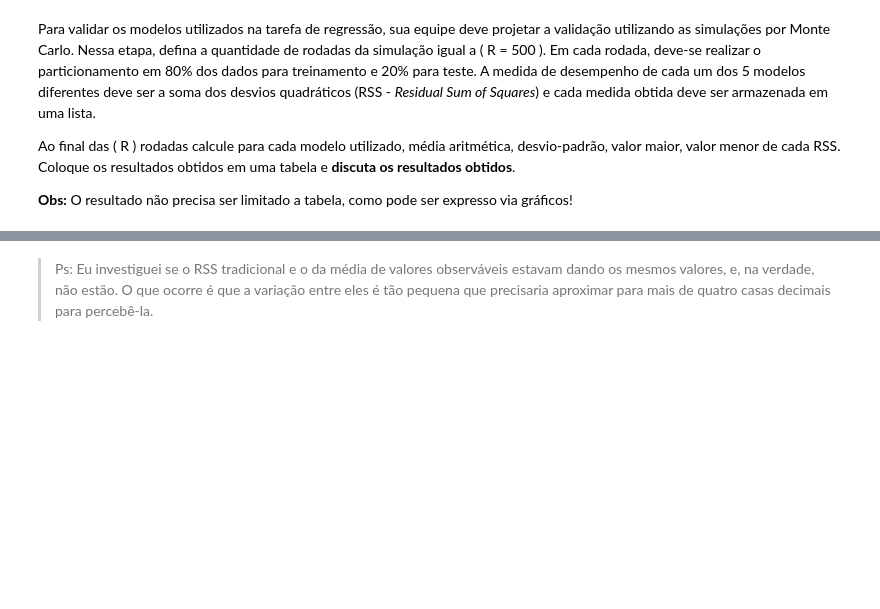
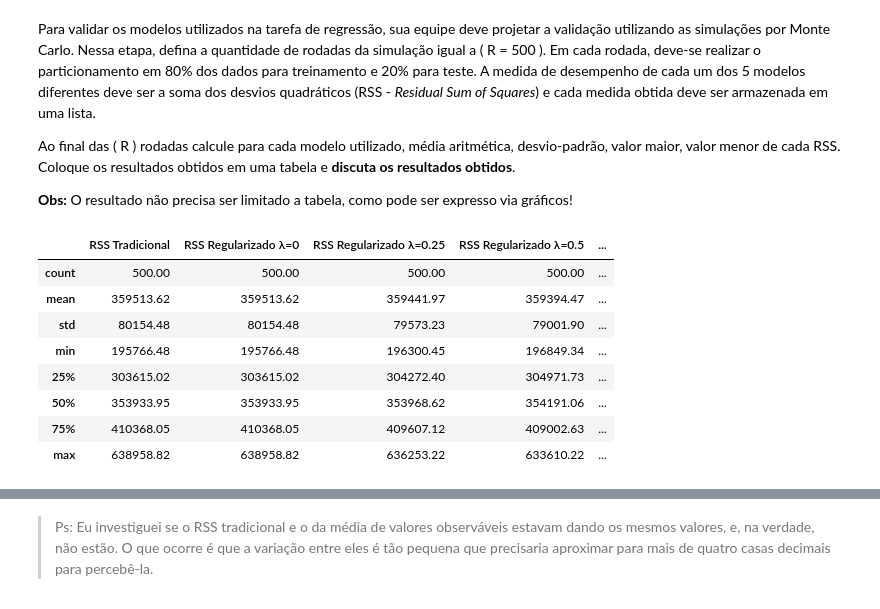
Before and after one commit to G-FARIAS-71/AV2-IAC, a Jupyter notebook: av2.ipynb, the cells around one changed output, grey strips where cells are left out. Drawn from its saved outputs; the diff is of its cells as text; code cells hidden in the pictures; blank space fills up the shorter version.

```diff
--- a/av2.ipynb
+++ b/av2.ipynb
@@ -228,3 +303,102 @@ Para validar os modelos utilizados na tarefa de regressão, sua equipe deve proj
 Ao final das \( R \) rodadas calcule para cada modelo utilizado, média aritmética, desvio-padrão, valor maior, valor menor de cada RSS. Coloque os resultados obtidos em uma tabela e **discuta os resultados obtidos**.
 
 **Obs:** O resultado não precisa ser limitado a tabela, como pode ser expresso via gráficos!
+# %%
+# Definindo o número de rodadas da simulação
+R: int = 500
+
+# Inicializar listas para armazenar o RSS de cada modelo em cada rodada
+rss_mqoTradicional: list[float] = []
+rss_mqoRegularizado_0: list[float] = []
+rss_mqoRegularizado_025: list[float] = []
+rss_mqoRegularizado_05: list[float] = []
+rss_mqoRegularizado_075: list[float] = []
+rss_mqoRegularizado_1: list[float] = []
+rss_media: list[float] = []
+
+# Definindo hiperparâmetros para o modelo regularizado
+hiperparametros: tuple[float] = 0, 0.25, 0.5, 0.75, 1
+rss_regularizados: dict[float, list[float]] = {
+    0: rss_mqoRegularizado_0,
+    0.25: rss_mqoRegularizado_025,
+    0.5: rss_mqoRegularizado_05,
+    0.75: rss_mqoRegularizado_075,
+    1: rss_mqoRegularizado_1
+}
+
+# Número da última amostra de treinamento
+n80: int = int(len(dados) * 0.8)
+
+def calcular_y_preditor(
+    intercepto: float,
+    coeficiente_angular: float,
+    x_validacao: np.ndarray
+) -> np.ndarray:
+    return intercepto + coeficiente_angular * x_validacao
+
+def calcular_rss(
+    y_validacao: np.ndarray,
+    y_preditor: np.ndarray
+) -> float:
+    return float(np.sum((y_validacao - y_preditor) ** 2))
+
+# Loop de simulação de Monte Carlo
+for _ in range(R):
+    # Amostra embaralhada de dados para cada iteração
+    dados_embaralhados: pd.DataFrame = dados.sample(frac=1, ignore_index=True)
+
+    dados_treinamento: pd.DataFrame = dados_embaralhados.iloc[:n80]
+    dados_validacao: pd.DataFrame = dados_embaralhados.iloc[n80:]
+
+    # Separação das variáveis de treinamento e validação
+    x_treinamento: np.ndarray = np.array(dados_treinamento['velocidade do vento']).reshape(-1, 1)
+    y_treinamento: np.ndarray = np.array(dados_treinamento['potência gerada']).reshape(-1, 1)
+    x_validacao: np.ndarray = np.array(dados_validacao['velocidade do vento']).reshape(-1, 1)
+    y_validacao: np.ndarray = np.array(dados_validacao['potência gerada']).reshape(-1, 1)
+
+    # MQO Tradicional
+    regressao: MetodoRegressao = MMQO_Tradicional(x_treinamento, y_treinamento)
+    intercepto, coeficiente_angular = regressao.regredir()
+    y_preditor: np.ndarray = calcular_y_preditor(intercepto, coeficiente_angular, x_validacao)
+    rss: float = calcular_rss(y_validacao, y_preditor)
+    rss_mqoTradicional.append(rss)
+
+    # MQO Regularizado para cada valor de hiperparâmetro
+    for hp in hiperparametros:
+        regressao: MetodoRegressao = MMQO_Regularizado(x_treinamento, y_treinamento, hiperparametro=hp)
+        intercepto, coeficiente_angular = regressao.regredir()
+        y_preditor: np.ndarray = calcular_y_preditor(intercepto, coeficiente_angular, x_validacao)
+        rss: float = calcular_rss(y_validacao, y_preditor)
+        rss_regularizados[hp].append(rss)
+
+    # Média dos Valores Observáveis
+    regressao: MetodoRegressao = MediaValoresObservaveis(x_treinamento, y_treinamento)
+    intercepto, coeficiente_angular = regressao.regredir()
+    y_preditor: np.ndarray = calcular_y_preditor(intercepto, coeficiente_angular, x_validacao)
+    rss: float = calcular_rss(y_validacao, y_preditor)
+    rss_media.append(rss)
+
+# Resultados finais: listas de RSS para cada modelo em cada rodada
+rss_results: dict[str, list[float]] = {
+    "RSS Tradicional": rss_mqoTradicional,
+    "RSS Regularizado λ=0": rss_mqoRegularizado_0,
+    "RSS Regularizado λ=0.25": rss_mqoRegularizado_025,
+    "RSS Regularizado λ=0.5": rss_mqoRegularizado_05,
+    "RSS Regularizado λ=0.75": rss_mqoRegularizado_075,
+    "RSS Regularizado λ=1": rss_mqoRegularizado_1,
+    "RSS Média de Valores Observáveis": rss_media,
+}
+
+# Convertendo para DataFrame para facilitar a visualização
+df_rss_results: pd.DataFrame = pd.DataFrame(rss_results)
+df_rss_results.describe()
+# %% [output]
+|  | RSS Tradicional | RSS Regularizado λ=0 | RSS Regularizado λ=0.25 | RSS Regularizado λ=0.5 | ... |
+| count | 500.00 | 500.00 | 500.00 | 500.00 | ... |
+| mean | 359513.62 | 359513.62 | 359441.97 | 359394.47 | ... |
+| std | 80154.48 | 80154.48 | 79573.23 | 79001.90 | ... |
+| min | 195766.48 | 195766.48 | 196300.45 | 196849.34 | ... |
+| 25% | 303615.02 | 303615.02 | 304272.40 | 304971.73 | ... |
+| 50% | 353933.95 | 353933.95 | 353968.62 | 354191.06 | ... |
+| 75% | 410368.05 | 410368.05 | 409607.12 | 409002.63 | ... |
+| max | 638958.82 | 638958.82 | 636253.22 | 633610.22 | ... |
```
Also changed, not shown: parts of 21 cells of this notebook.
